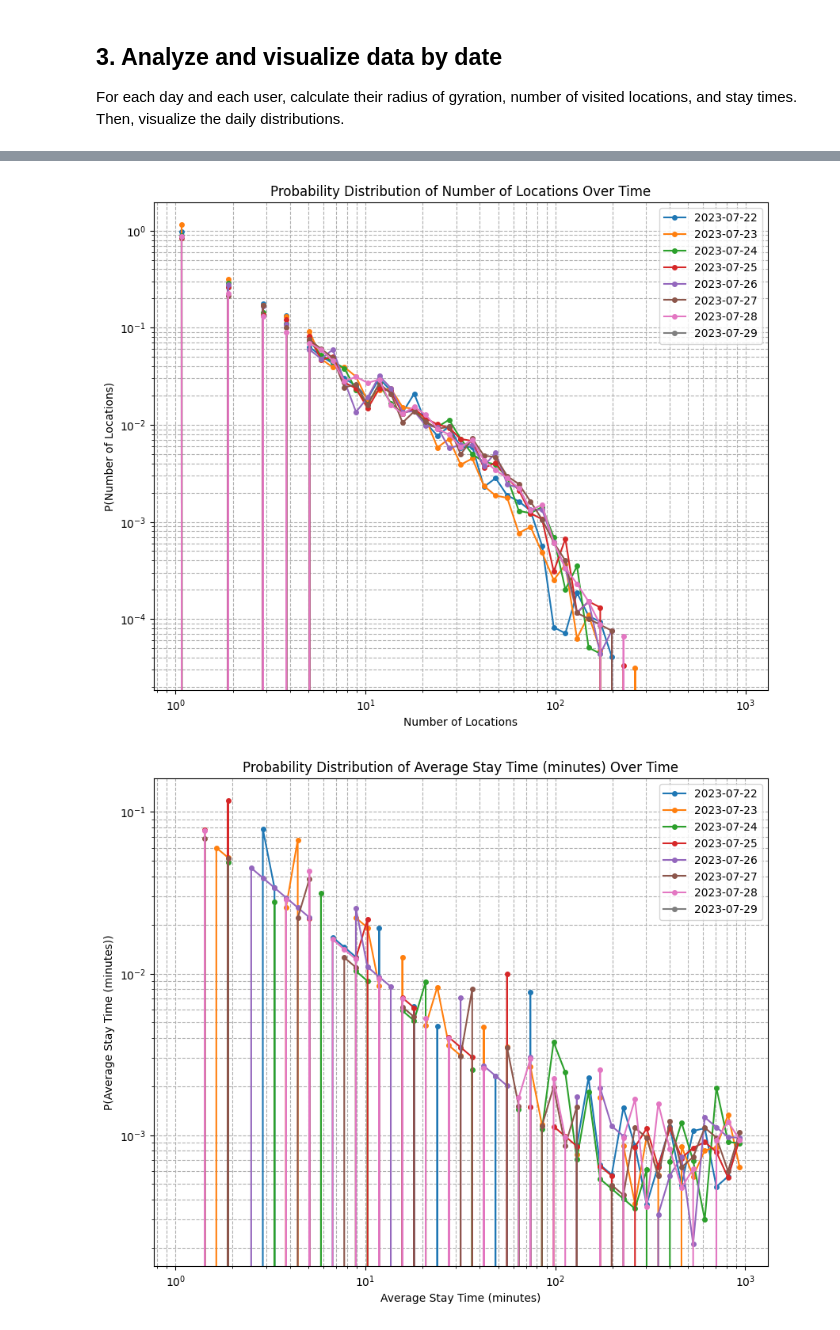
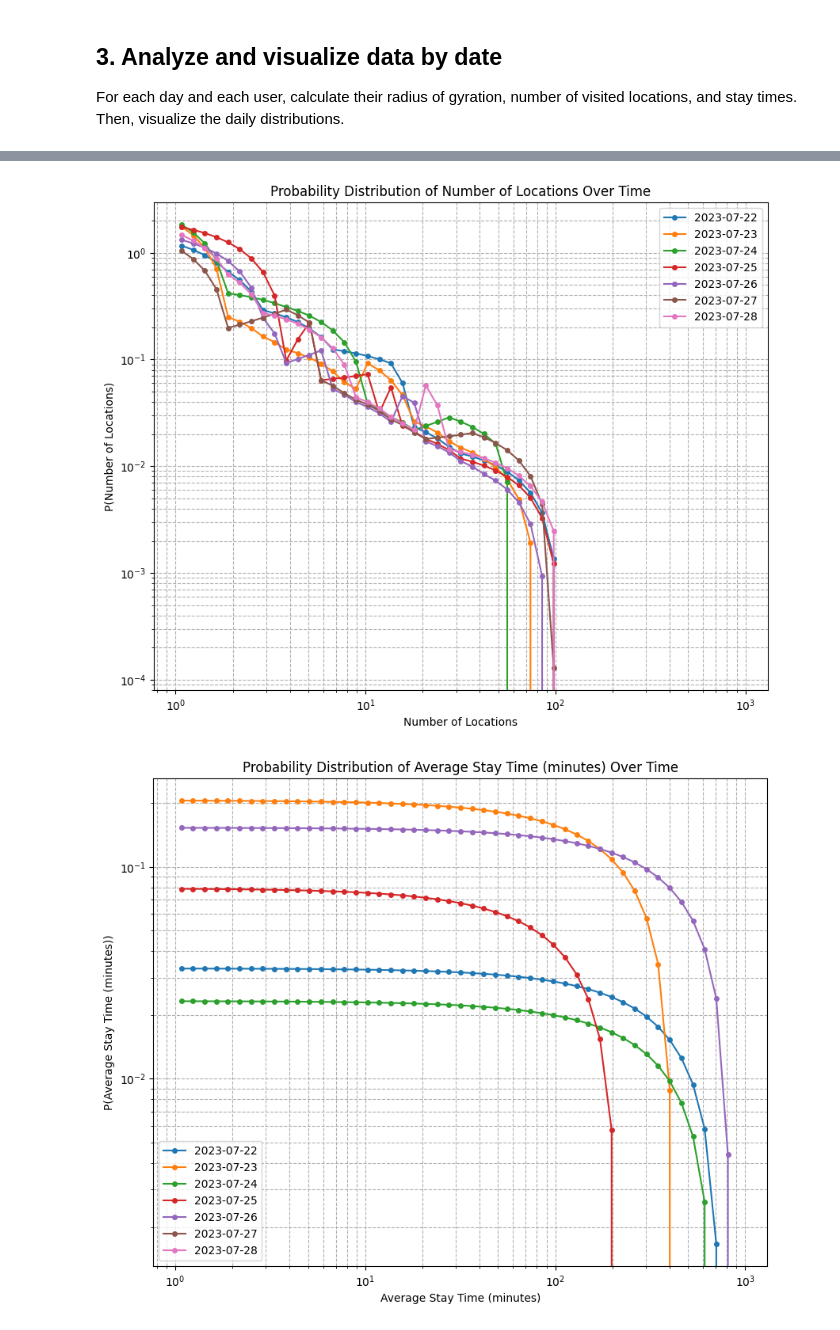
Before and after one commit to PangYanbo/GPSAnalysis, a Jupyter notebook: GISA_GPS_Analysis.ipynb, the cells around one changed output, grey strips where cells are left out. Cells and saved outputs as stored; diff of their text form; code cells hidden in the pictures.

```diff
--- a/GISA_GPS_Analysis.ipynb
+++ b/GISA_GPS_Analysis.ipynb
@@ -52,8 +52,8 @@ conn.close()
 
 # If the number of users exceeds 2000, randomly select 2000 users
 top_users = gps_data['uuid'].unique()
-if len(top_users) > 1000:
-    selected_users = np.random.choice(top_users, 1000, replace=False)
+if len(top_users) > 20:
+    selected_users = np.random.choice(top_users, 20, replace=False)
     gps_data = gps_data[gps_data['uuid'].isin(selected_users)]
 
 print(f"Selected {len(gps_data['uuid'].unique())} users for analysis.")
@@ -175,23 +152,0 @@ Wall time: 2h 22min 26s
-# %%
-results_df = pd.DataFrame(results)
-
-# Visualize daily distributions
-plt.figure(figsize=(16, 14))
-
-# Distribution of radius of gyration
-plt.subplot(3, 1, 1)
-sns.boxplot(x='date', y='radius_of_gyration', data=results_df)
-plt.title('Radius of Gyration Distribution per Day')
-
-# Distribution of number of visited locations
-plt.subplot(3, 1, 2)
-sns.boxplot(x='date', y='num_locations', data=results_df)
-plt.title('Number of Locations Visited per Day')
-
-# Distribution of average stay time
-plt.subplot(3, 1, 3)
-sns.boxplot(x='date', y='avg_stay_time', data=results_df)
-plt.title('Average Stay Time Distribution per Day')
-
-plt.tight_layout()
-plt.show()
@@ -201,6 +177,8 @@ plt.show()
 import numpy as np
 import matplotlib.pyplot as plt
 import pandas as pd
+from scipy.interpolate import interp1d
+
 
 # New visualization function for radius of gyration and other metrics
 def visualize_metrics_over_dates(df, metric, metric_label):
@@ -221,8 +199,18 @@ def visualize_metrics_over_dates(df, metric, metric_label):
             )
             bin_centers = (bin_edges[:-1] + bin_edges[1:]) / 2
 
+            hist = np.where(hist == 0, np.nan, hist)
+
+            # Perform interpolation to fill in NaN values or missing points
+            # Here, we use 'linear' interpolation, but you can experiment with 'quadratic' or 'cubic' as well
+            valid = ~np.isnan(hist)
+            interpolator = interp1d(bin_centers[valid], hist[valid], kind='linear', fill_value="extrapolate")
+
+            # Interpolating the missing data points
+            hist_interpolated = interpolator(bin_centers)
+
             # Plot the histogram on a log-log scale
-            plt.plot(bin_centers, hist, '-o', label=f'{start_time.strftime("%Y-%m-%d")}', markersize=4)
+            plt.plot(bin_centers, hist_interpolated, '-o', label=f'{start_time.strftime("%Y-%m-%d")}', markersize=4)
 
 
     # Add labels, title, and grid to the plot
@@ -261,2 +249,2 @@ visualize_metrics_over_dates(
-[figure, old version]
+[figure, new version]
-[figure, old version]
+[figure, new version]
```
Also changed, not shown: parts of 10 cells of this notebook.
